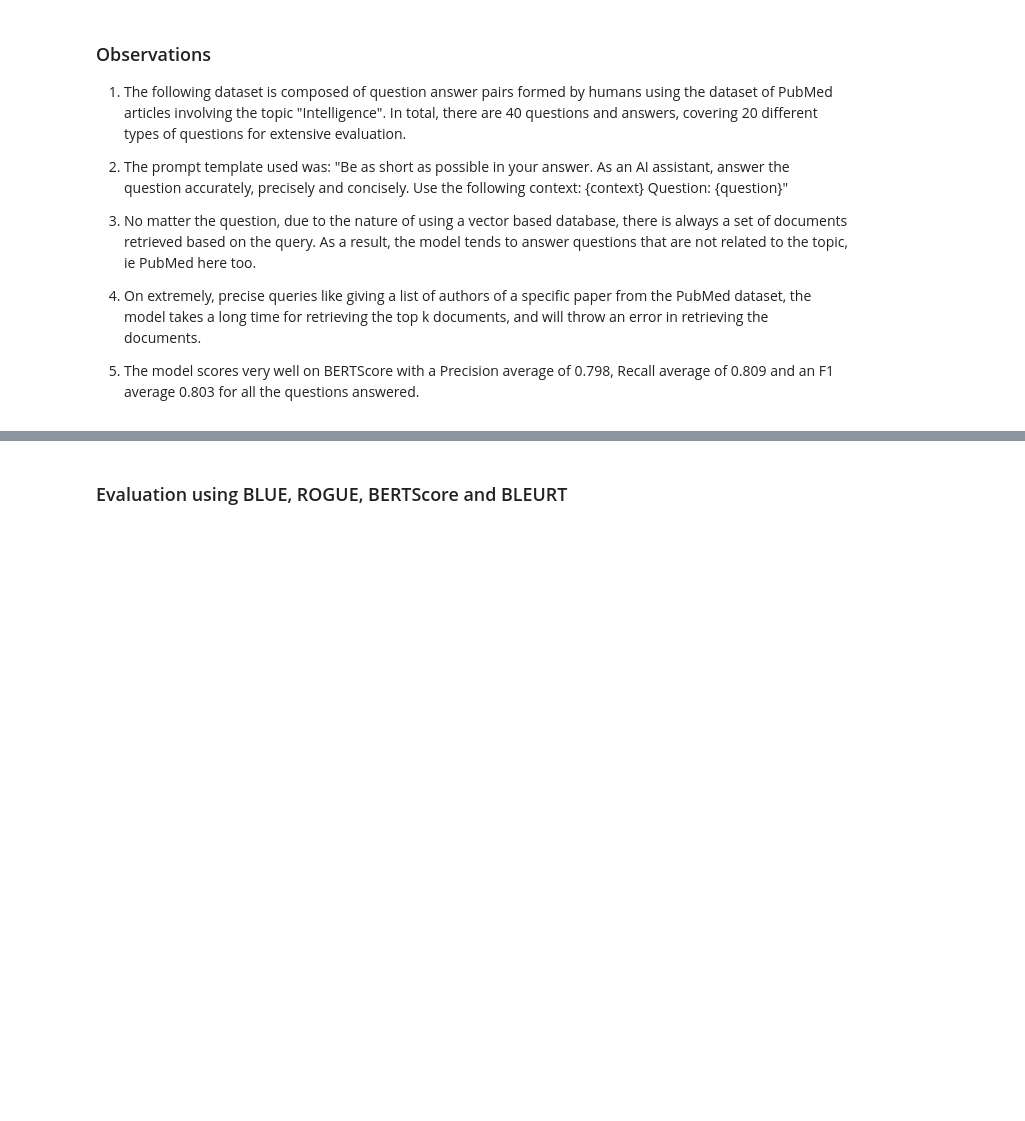
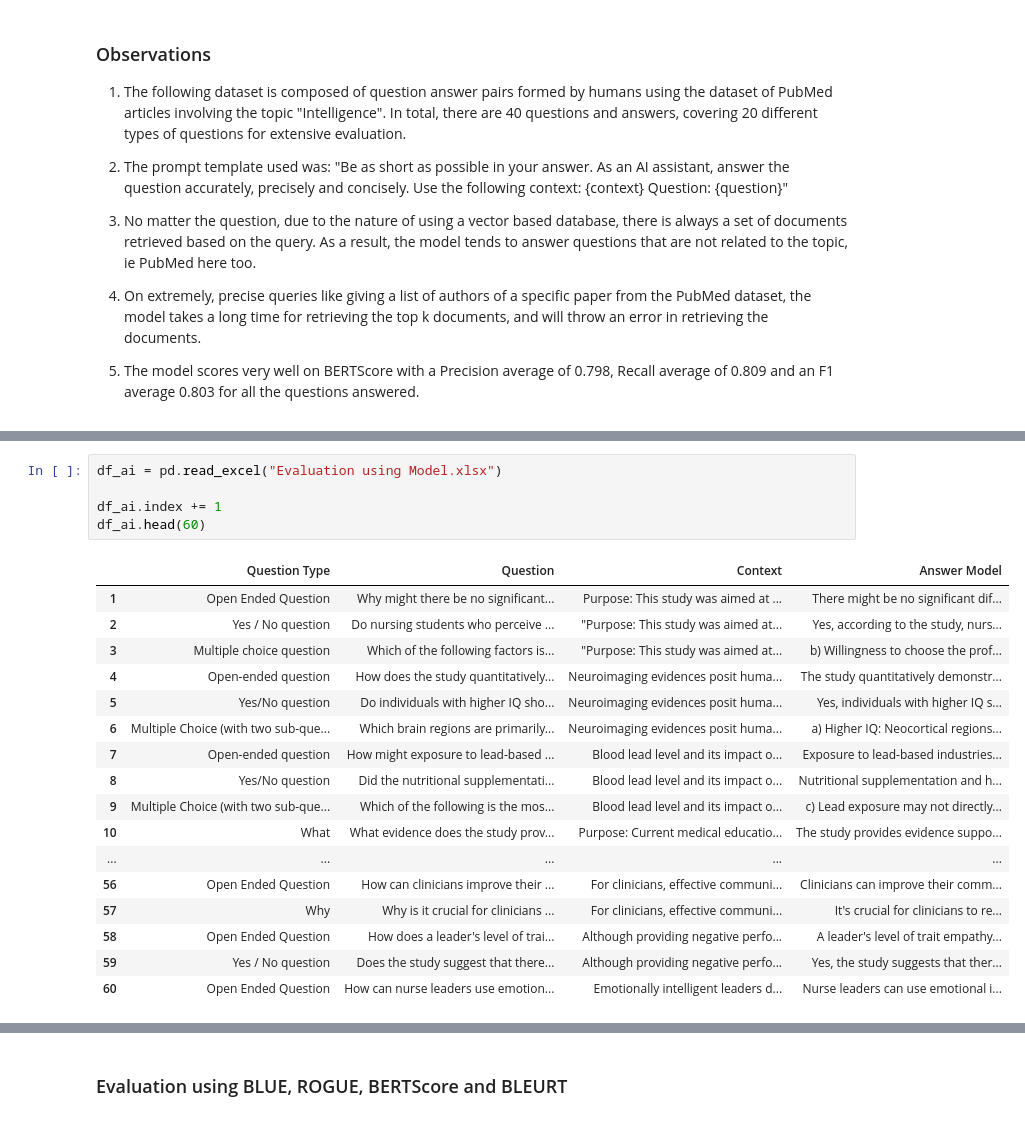
Before and after one commit to KennyLoRI/pubMedNLP, a Jupyter notebook: kedronlp/notebooks/Evaluation.ipynb, the cells around one changed output, grey strips where cells are left out. Saved outputs shown, nothing was run; the diff lists cells and outputs as text; blank space fills up the shorter version.

```diff
--- a/kedronlp/notebooks/Evaluation.ipynb
+++ b/kedronlp/notebooks/Evaluation.ipynb
@@ -274,0 +281,23 @@ df.head(40)
+# %%
+df_ai = pd.read_excel("Evaluation using Model.xlsx")
+
+df_ai.index += 1
+df_ai.head(60)
+# %% [output]
+|  | Question Type | Question | Context | Answer Model |
+| 1 | Open Ended Question | Why might there be no significant... | Purpose: This study was aimed at ... | There might be no significant dif... |
+| 2 | Yes / No question | Do nursing students who perceive ... | "Purpose: This study was aimed at... | Yes, according to the study, nurs... |
+| 3 | Multiple choice question | Which of the following factors is... | "Purpose: This study was aimed at... | b) Willingness to choose the prof... |
+| 4 | Open-ended question | How does the study quantitatively... | Neuroimaging evidences posit huma... | The study quantitatively demonstr... |
+| 5 | Yes/No question | Do individuals with higher IQ sho... | Neuroimaging evidences posit huma... | Yes, individuals with higher IQ s... |
+| 6 | Multiple Choice (with two sub-que... | Which brain regions are primarily... | Neuroimaging evidences posit huma... | a) Higher IQ: Neocortical regions... |
+| 7 | Open-ended question | How might exposure to lead-based ... | Blood lead level and its impact o... | Exposure to lead-based industries... |
+| 8 | Yes/No question | Did the nutritional supplementati... | Blood lead level and its impact o... | Nutritional supplementation and h... |
+| 9 | Multiple Choice (with two sub-que... | Which of the following is the mos... | Blood lead level and its impact o... | c) Lead exposure may not directly... |
+| 10 | What | What evidence does the study prov... | Purpose: Current medical educatio... | The study provides evidence suppo... |
+| ... | ... | ... | ... | ... |
+| 56 | Open Ended Question | How can clinicians improve their ... | For clinicians, effective communi... | Clinicians can improve their comm... |
+| 57 | Why | Why is it crucial for clinicians ... | For clinicians, effective communi... | It's crucial for clinicians to re... |
+| 58 | Open Ended Question | How does a leader's level of trai... | Although providing negative perfo... | A leader's level of trait empathy... |
+| 59 | Yes / No question | Does the study suggest that there... | Although providing negative perfo... | Yes, the study suggests that ther... |
+| 60 | Open Ended Question | How can nurse leaders use emotion... | Emotionally intelligent leaders d... | Nurse leaders can use emotional i... |
```
Also changed, not shown: parts of 9 cells of this notebook, 2 other files.
